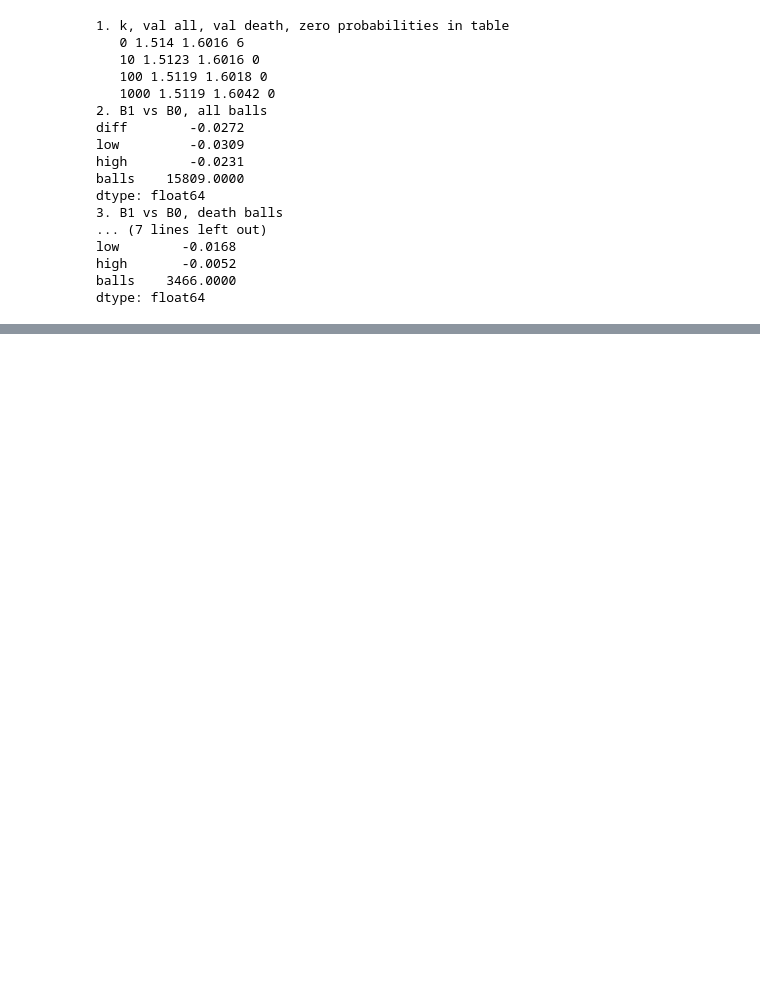
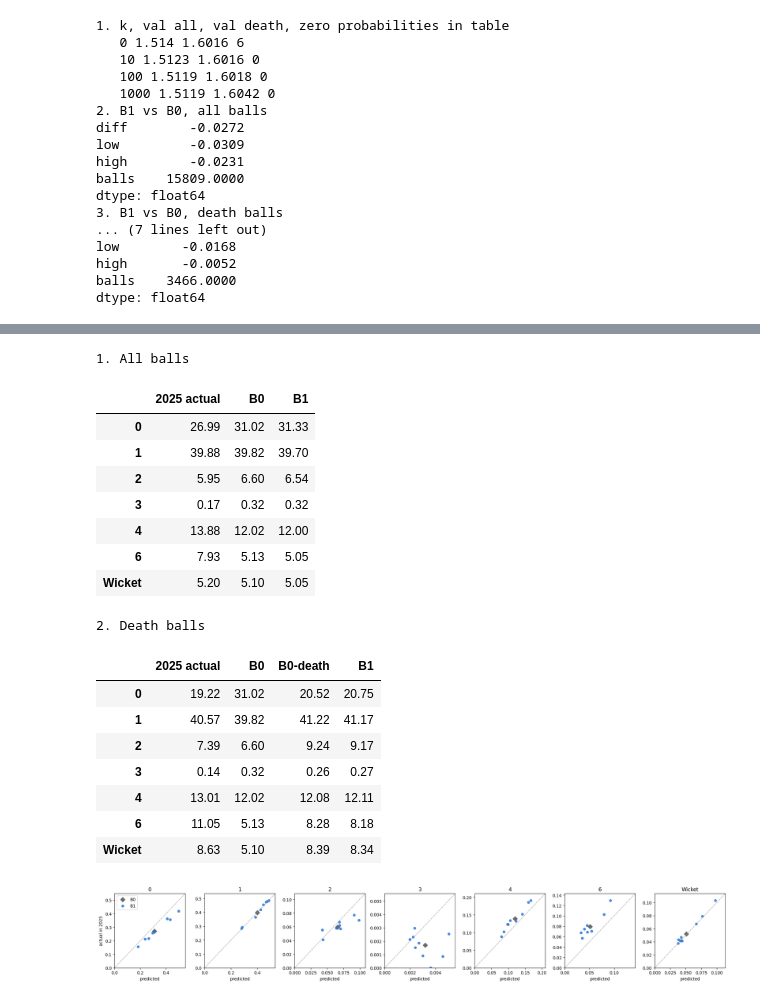
Before and after one commit to arjunnamburi/ml_death_overs_ipl, a Jupyter notebook: notebooks/models.ipynb, the cells around one changed output, grey strips where cells are left out. Saved outputs shown, nothing was run; the diff lists cells and outputs as text; code cells hidden in the pictures; blank space fills up the shorter version.

```diff
--- a/notebooks/models.ipynb
+++ b/notebooks/models.ipynb
@@ -372,0 +466,64 @@ dtype: float64
+# %%
+# Calibration on 2025: when a model says p%, does it happen p% of the time?
+import matplotlib.pyplot as plt
+
+def reliability(P, rows, bins=10):
+    """Per class: balls grouped by predicted probability (quantile bins), mean prediction vs actual frequency."""
+    y = d.loc[rows, 'y'].values
+    out = []
+    for c in range(K):
+        b = pd.qcut(P[:, c], q=bins, duplicates='drop') if np.ptp(P[:, c]) > 0 else np.zeros(len(y))
+        t = (pd.DataFrame({'pred': P[:, c], 'hit': y == c, 'bin': b})
+               .groupby('bin', observed=True)
+               .agg(pred=('pred', 'mean'), actual=('hit', 'mean'), balls=('hit', 'size')))
+        out.append(t.assign(cls=CLASSES[c]))
+    return pd.concat(out, ignore_index=True)
+
+P_b0_val, P_b1_val = predict_const(p_b0, VA), predict_b1(b1_table, VA)
+yv, dv = d.loc[VA, 'y'].values, DEATH[VA]
+
+# 1. Average predicted vs actual, per class (%): all balls, then death balls
+def avg_table(preds, mask):
+    t = pd.DataFrame({'2025 actual': np.bincount(yv[mask], minlength=K) / mask.sum()}, index=CLASSES)
+    for name, P in preds.items():
+        t[name] = P[mask].mean(axis=0)
+    return (100 * t).round(2)
+
+print('1. All balls'); display(avg_table({'B0': P_b0_val, 'B1': P_b1_val}, np.ones(len(yv), bool)))
+print('2. Death balls'); display(avg_table({'B0': P_b0_val, 'B0-death': predict_const(p_b0d, VA), 'B1': P_b1_val}, dv))
+
+# 3. Reliability curves: one panel per class, dashed line = perfect calibration
+rel = {'B0': reliability(P_b0_val, VA), 'B1': reliability(P_b1_val, VA)}
+style = {'B0': dict(color='#52514e', marker='D', s=60), 'B1': dict(color='#2a78d6', marker='o', s=30)}
+fig, axes = plt.subplots(1, K, figsize=(21, 3.4))
+for ax, c in zip(axes, CLASSES):
+    hi = 0
+    for name, r in rel.items():
+        t = r[r['cls'] == c]
+        ax.scatter(t['pred'], t['actual'], label=name, alpha=0.85, **style[name])
+        hi = max(hi, t['pred'].max(), t['actual'].max())
+    hi *= 1.1
+    ax.plot([0, hi], [0, hi], ls='--', color='#999999', lw=1)
+    ax.set(xlim=(0, hi), ylim=(0, hi), title=c, xlabel='predicted')
+axes[0].set_ylabel('actual in 2025'); axes[0].legend()
+plt.tight_layout(); plt.show()
+# %% [output]
+1. All balls
+|  | 2025 actual | B0 | B1 |
+| 0 | 26.99 | 31.02 | 31.33 |
+| 1 | 39.88 | 39.82 | 39.70 |
+| 2 | 5.95 | 6.60 | 6.54 |
+| 3 | 0.17 | 0.32 | 0.32 |
+| 4 | 13.88 | 12.02 | 12.00 |
+| 6 | 7.93 | 5.13 | 5.05 |
+| Wicket | 5.20 | 5.10 | 5.05 |
+2. Death balls
+|  | 2025 actual | B0 | B0-death | B1 |
+| 0 | 19.22 | 31.02 | 20.52 | 20.75 |
+| 1 | 40.57 | 39.82 | 41.22 | 41.17 |
+| 2 | 7.39 | 6.60 | 9.24 | 9.17 |
+| 3 | 0.14 | 0.32 | 0.26 | 0.27 |
+| 4 | 13.01 | 12.02 | 12.08 | 12.11 |
+| 6 | 11.05 | 5.13 | 8.28 | 8.18 |
+| Wicket | 8.63 | 5.10 | 8.39 | 8.34 |
+[figure, added]
```
Also changed, not shown: parts of 3 cells of this notebook.
